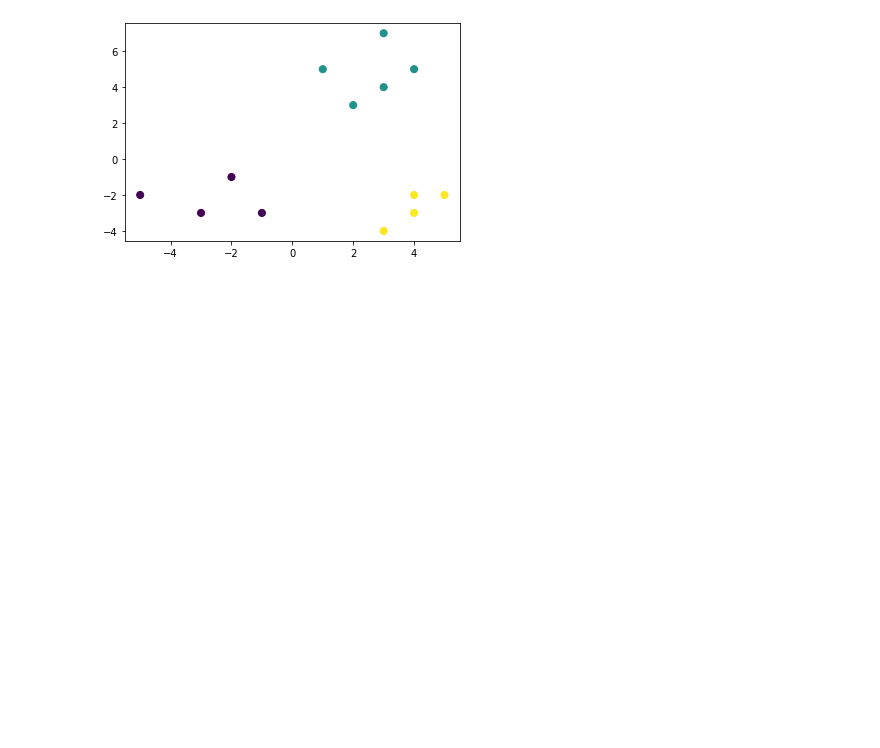
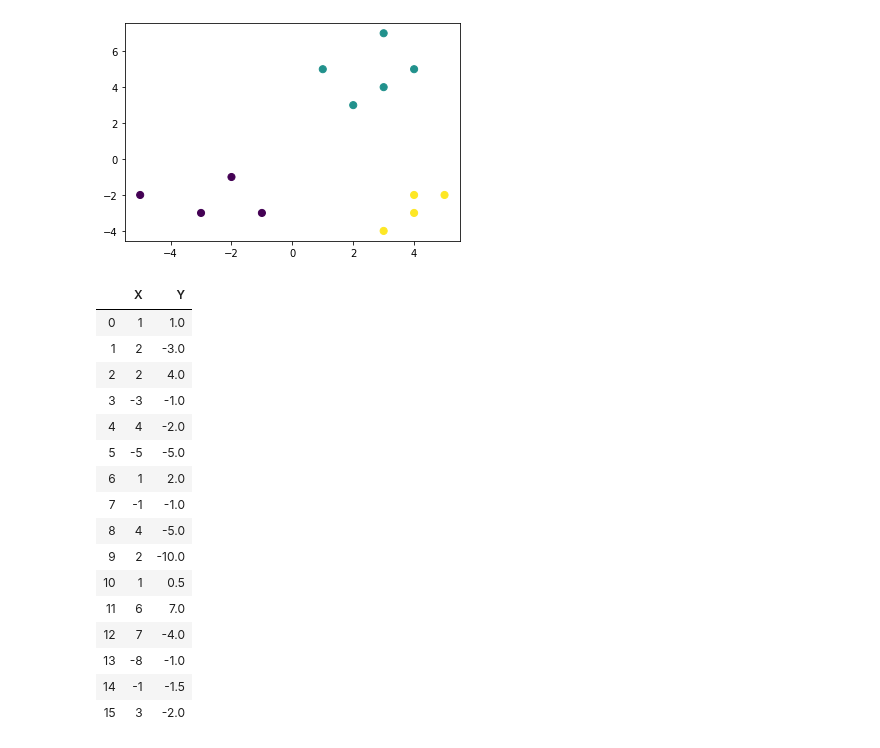
Before and after one commit to anidec25/Linear-Regression, a Jupyter notebook: k-means/kmeans.ipynb, the cells around one changed output. Cells and saved outputs as stored; diff of their text form; code cells hidden in the pictures; blank space fills up the shorter version.

```diff
--- a/k-means/kmeans.ipynb
+++ b/k-means/kmeans.ipynb
@@ -128,0 +139,20 @@ plt.scatter(x, y, c= y_kmeans,s = 50)
+# %%
+df
+# %% [output]
+|  | X | Y |
+| 0 | 1 | 1.0 |
+| 1 | 2 | -3.0 |
+| 2 | 2 | 4.0 |
+| 3 | -3 | -1.0 |
+| 4 | 4 | -2.0 |
+| 5 | -5 | -5.0 |
+| 6 | 1 | 2.0 |
+| 7 | -1 | -1.0 |
+| 8 | 4 | -5.0 |
+| 9 | 2 | -10.0 |
+| 10 | 1 | 0.5 |
+| 11 | 6 | 7.0 |
+| 12 | 7 | -4.0 |
+| 13 | -8 | -1.0 |
+| 14 | -1 | -1.5 |
+| 15 | 3 | -2.0 |
```
Also changed, not shown: parts of 13 cells of this notebook.
